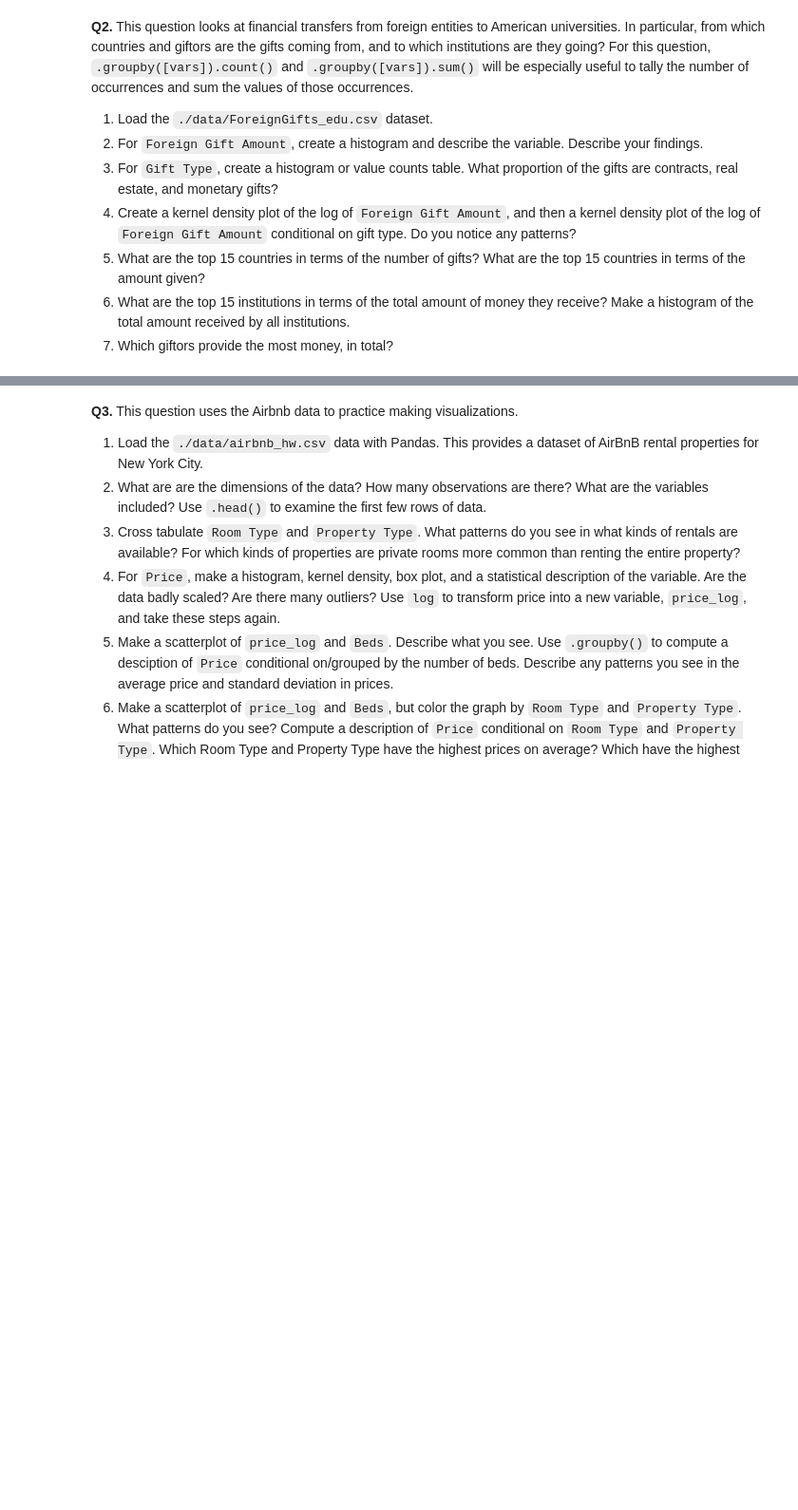
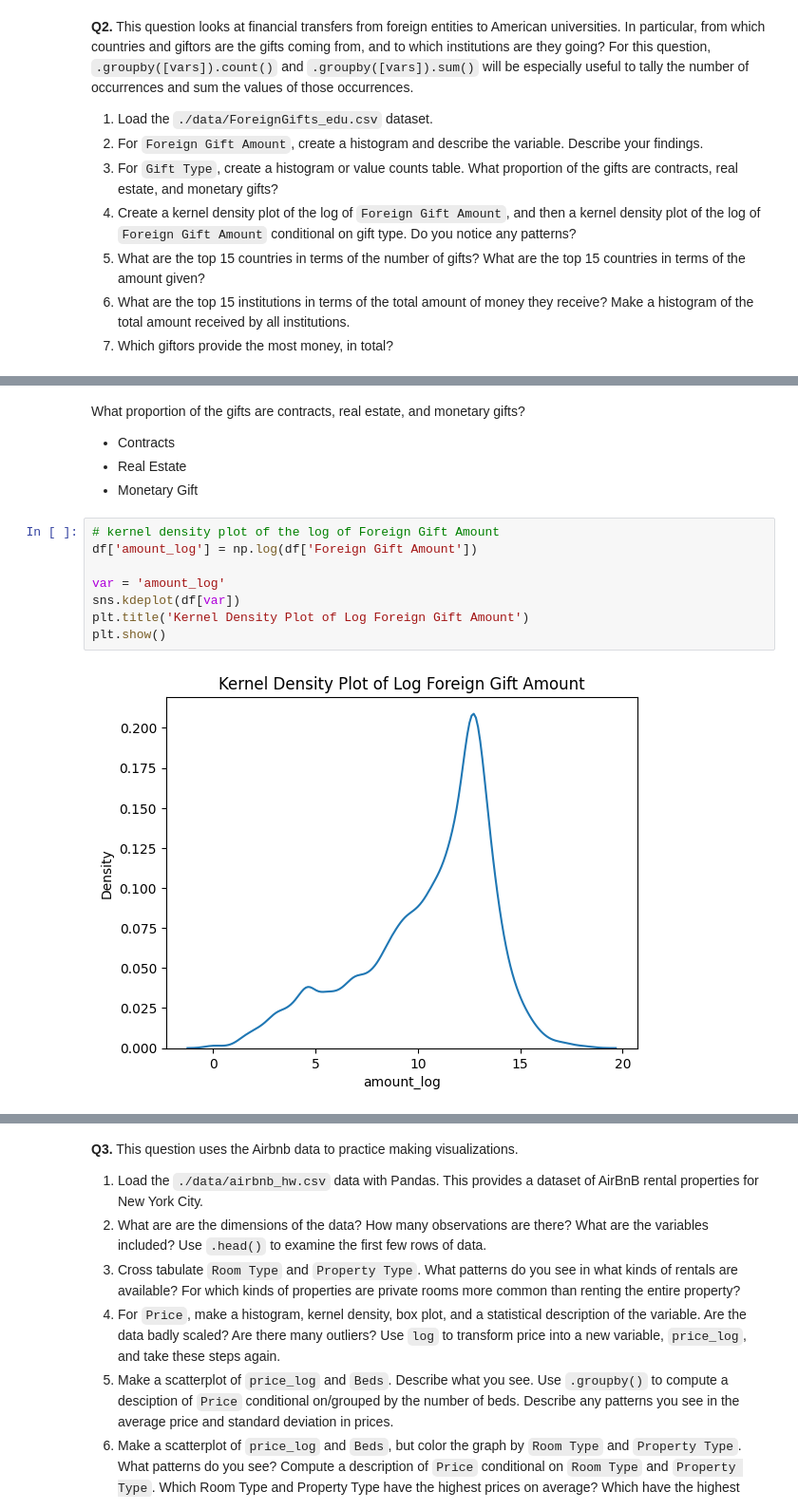
Before and after one commit to kpunsalan8/DS-3001-EDA-KP, a Jupyter notebook: assignment/assignment.ipynb, the cells around one changed output, grey strips where cells are left out. Shown: that part at 95% size. Saved outputs shown, nothing was run; the diff lists cells and outputs as text; blank space fills up the shorter version.

```diff
--- a/assignment/assignment.ipynb
+++ b/assignment/assignment.ipynb
@@ -42,0 +93,16 @@ Q 1.5 No I don't think it's necessarily true that m(g(X)) = g(m(X)) when g is a
+# %% [markdown]
+What proportion of the gifts are contracts, real estate, and monetary gifts?
+
+* Contracts
+* Real Estate
+* Monetary Gift
+# %%
+# kernel density plot of the log of Foreign Gift Amount
+df['amount_log'] = np.log(df['Foreign Gift Amount'])
+
+var = 'amount_log'
+sns.kdeplot(df[var])
+plt.title('Kernel Density Plot of Log Foreign Gift Amount')
+plt.show()
+# %% [output]
+[figure, added]
```
Also changed, not shown: parts of 15 cells of this notebook.
